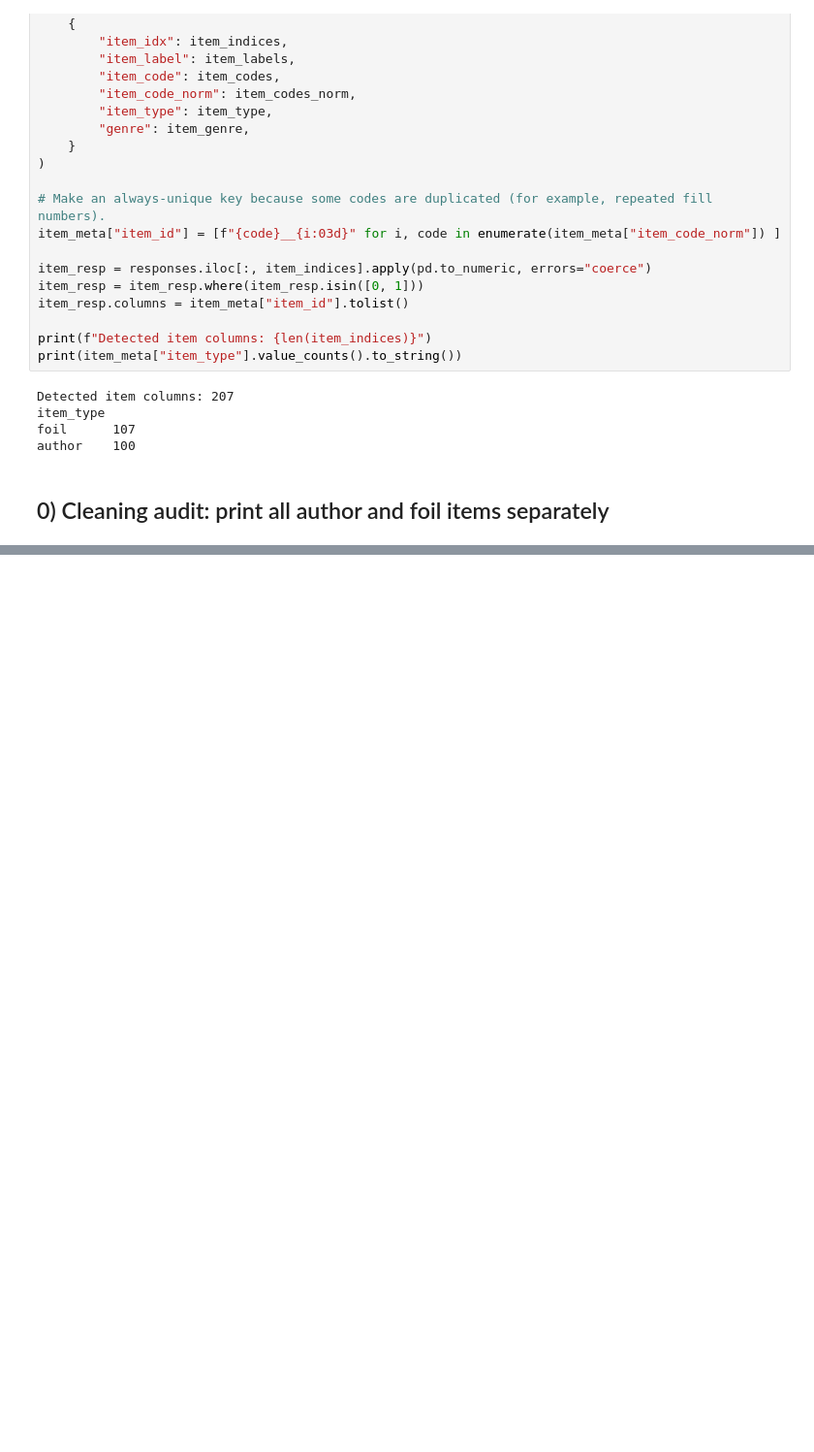
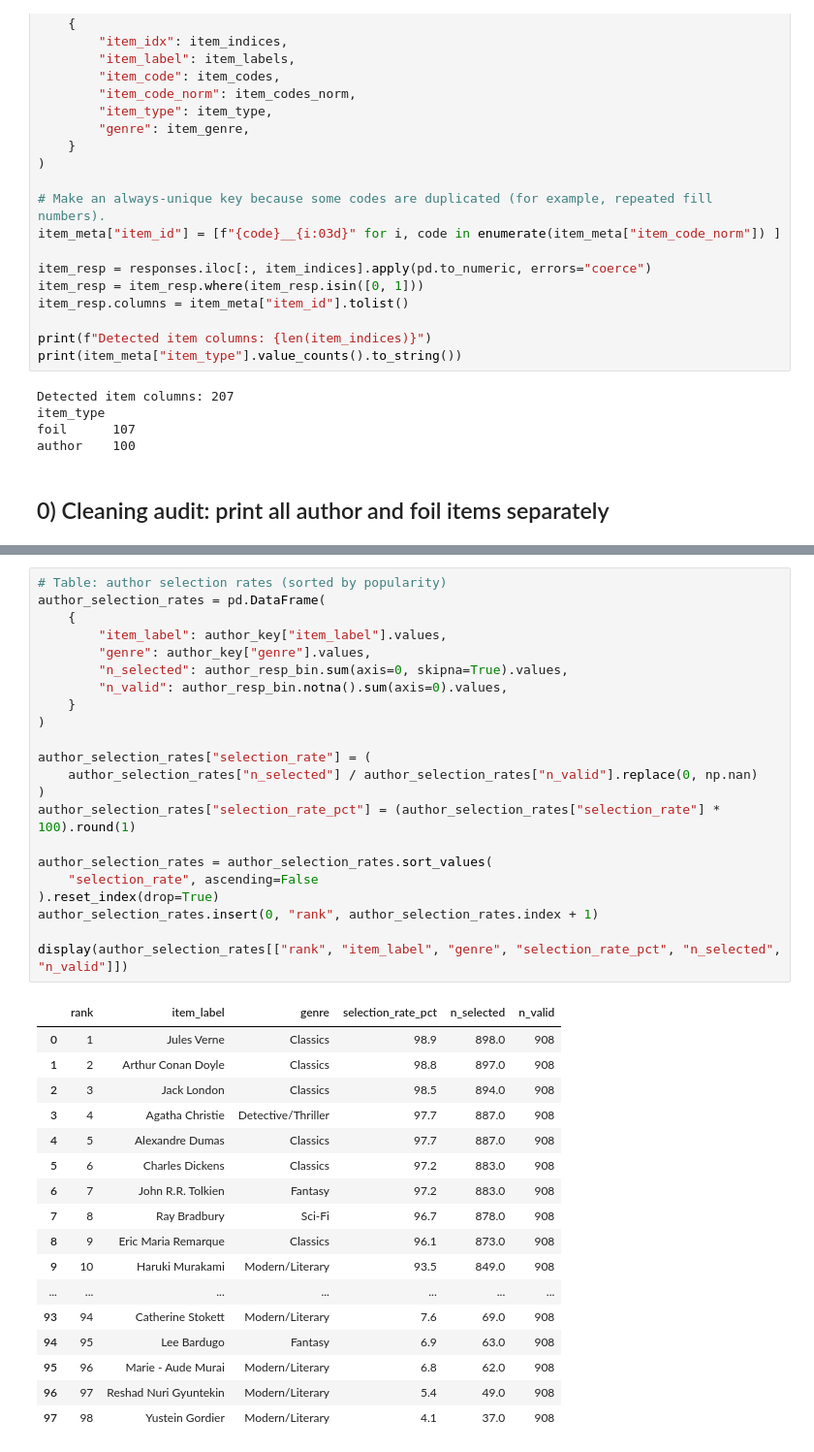
Before and after one commit to BakhturinaPolina/russian-author-recognition-test, a Jupyter notebook: scripts/eda/04_item_level_descriptives.ipynb, the cells around one changed output, grey strips where cells are left out. Shown at 97% size. Saved outputs shown, nothing was run; the diff lists cells and outputs as text; blank space fills up the shorter version.

```diff
--- a/scripts/eda/04_item_level_descriptives.ipynb
+++ b/scripts/eda/04_item_level_descriptives.ipynb
@@ -510,0 +606,40 @@ Saved outputs:
+# %%
+# Table: author selection rates (sorted by popularity)
+author_selection_rates = pd.DataFrame(
+    {
+        "item_label": author_key["item_label"].values,
+        "genre": author_key["genre"].values,
+        "n_selected": author_resp_bin.sum(axis=0, skipna=True).values,
+        "n_valid": author_resp_bin.notna().sum(axis=0).values,
+    }
+)
+
+author_selection_rates["selection_rate"] = (
+    author_selection_rates["n_selected"] / author_selection_rates["n_valid"].replace(0, np.nan)
+)
+author_selection_rates["selection_rate_pct"] = (author_selection_rates["selection_rate"] * 100).round(1)
+
+author_selection_rates = author_selection_rates.sort_values(
+    "selection_rate", ascending=False
+).reset_index(drop=True)
+author_selection_rates.insert(0, "rank", author_selection_rates.index + 1)
+
+display(author_selection_rates[["rank", "item_label", "genre", "selection_rate_pct", "n_selected", "n_valid"]])
+# %% [output]
+|  | rank | item_label | genre | selection_rate_pct | n_selected | n_valid |
+| 0 | 1 | Jules Verne | Classics | 98.9 | 898.0 | 908 |
+| 1 | 2 | Arthur Conan Doyle | Classics | 98.8 | 897.0 | 908 |
+| 2 | 3 | Jack London | Classics | 98.5 | 894.0 | 908 |
+| 3 | 4 | Agatha Christie | Detective/Thriller | 97.7 | 887.0 | 908 |
+| 4 | 5 | Alexandre Dumas | Classics | 97.7 | 887.0 | 908 |
+| 5 | 6 | Charles Dickens | Classics | 97.2 | 883.0 | 908 |
+| 6 | 7 | John R.R. Tolkien | Fantasy | 97.2 | 883.0 | 908 |
+| 7 | 8 | Ray Bradbury | Sci-Fi | 96.7 | 878.0 | 908 |
+| 8 | 9 | Eric Maria Remarque | Classics | 96.1 | 873.0 | 908 |
+| 9 | 10 | Haruki Murakami | Modern/Literary | 93.5 | 849.0 | 908 |
+| ... | ... | ... | ... | ... | ... | ... |
+| 93 | 94 | Catherine Stokett | Modern/Literary | 7.6 | 69.0 | 908 |
+| 94 | 95 | Lee Bardugo | Fantasy | 6.9 | 63.0 | 908 |
+| 95 | 96 | Marie - Aude Murai | Modern/Literary | 6.8 | 62.0 | 908 |
+| 96 | 97 | Reshad Nuri Gyuntekin | Modern/Literary | 5.4 | 49.0 | 908 |
+| 97 | 98 | Yustein Gordier | Modern/Literary | 4.1 | 37.0 | 908 |
```
Also changed, not shown: parts of 29 cells of this notebook, 1 other file.
